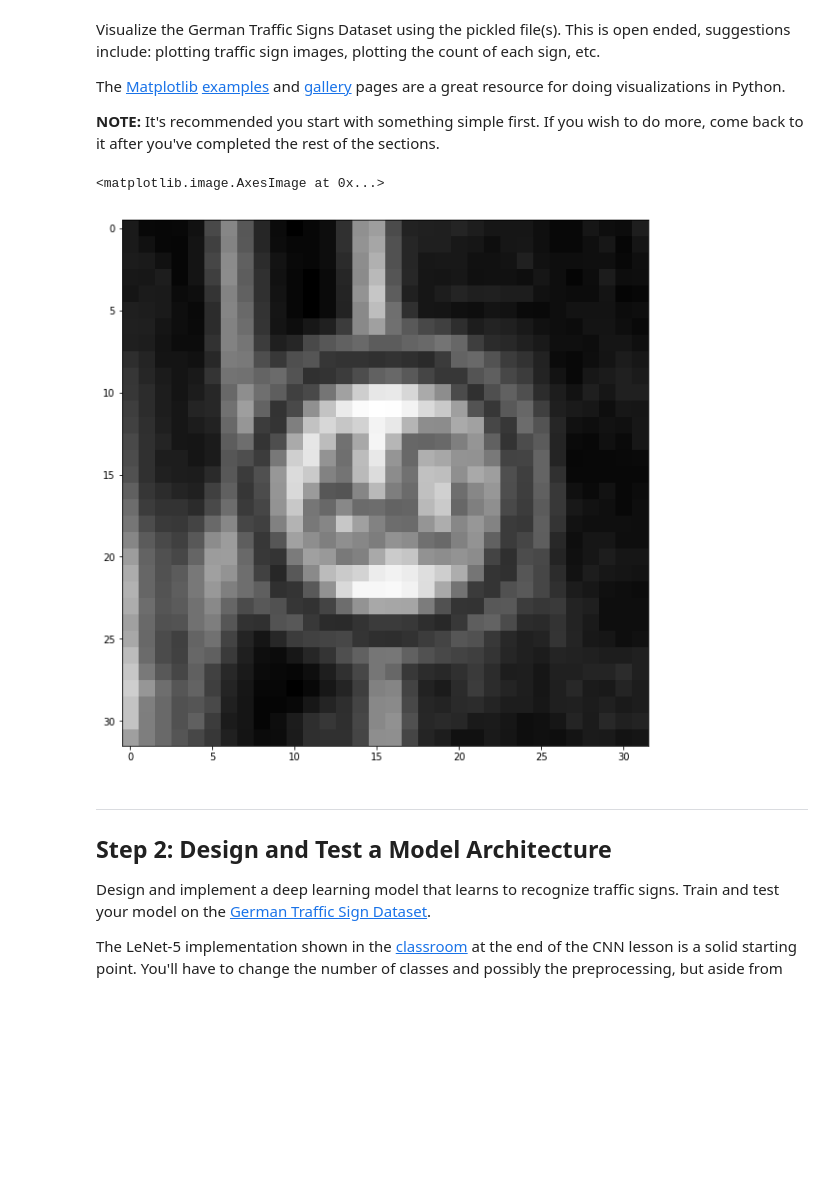
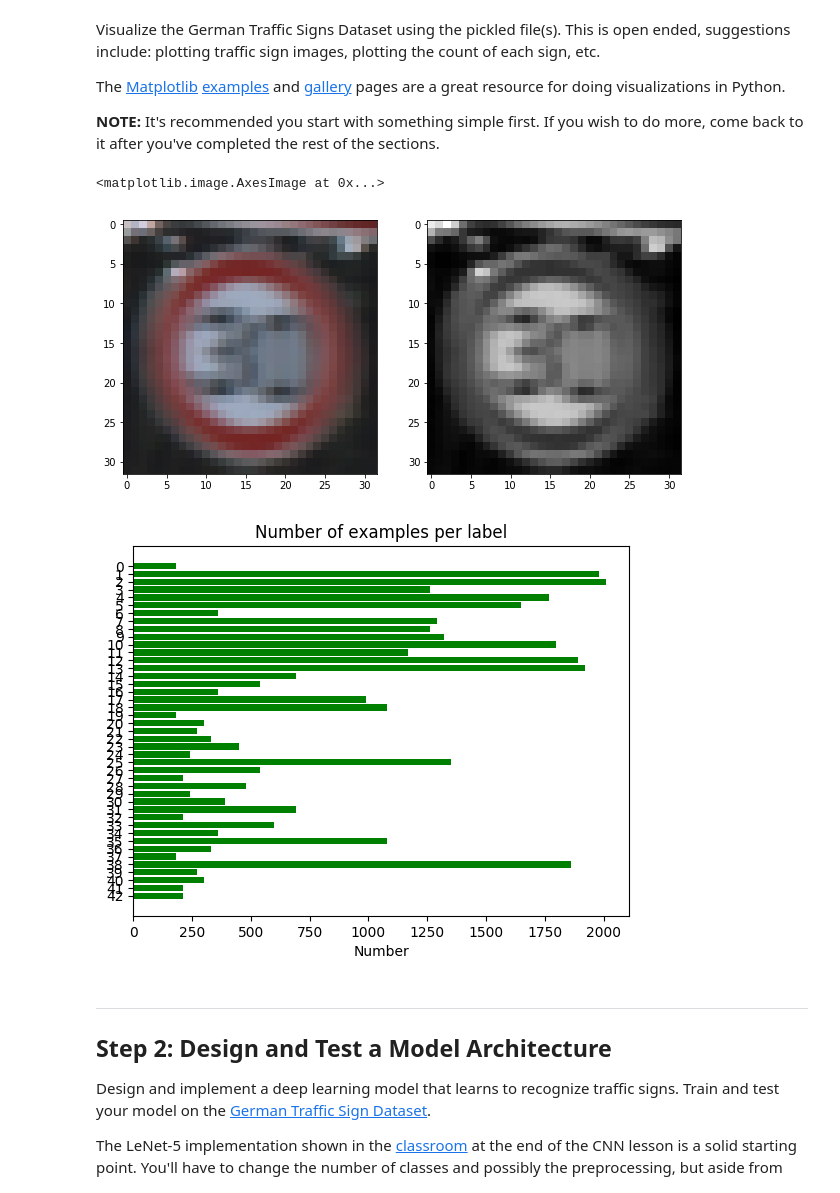
Before and after one commit to seongyooncho/CarND-Traffic-Sign-Classifier-Project, a Jupyter notebook: Traffic_Sign_Classifier.ipynb, the cells around one changed output. Drawn from its saved outputs; the diff is of its cells as text; code cells hidden in the pictures; blank space fills up the shorter version.

```diff
--- a/Traffic_Sign_Classifier.ipynb
+++ b/Traffic_Sign_Classifier.ipynb
@@ -91,23 +91,51 @@ The [Matplotlib](http://matplotlib.org/) [examples](http://matplotlib.org/exampl
 # %%
 ### Data exploration visualization code goes here.
 ### Feel free to use as many code cells as needed.
 import random
 import matplotlib.pyplot as plt
 import matplotlib
 # Visualizations will be shown in the notebook.
 %matplotlib inline
 index = random.randint(0, len(X_train))
 image = X_train[index].squeeze()
 
 def rgb2gray(rgb):
     return np.dot(rgb[...,:3], [0.299, 0.587, 0.114]) / 255
 gray_image = rgb2gray(image).reshape(32, 32, 1)
 
-plt.figure(figsize=(10,10))
+fig = plt.figure(figsize=(10,10))
+fig.add_subplot(1,2,1)
+plt.imshow(image)
+fig.add_subplot(1,2,2)
 plt.imshow(gray_image.squeeze(), cmap ="gray")
 # %% [output]
 <matplotlib.image.AxesImage at 0x...>
-[figure, old version]
+[figure, new version]
+# %%
+import matplotlib.pyplot as plt
+plt.rcdefaults()
+import numpy as np
+import matplotlib.pyplot as plt
+
+plt.rcdefaults()
+fig, ax = plt.subplots()
+
+# Example data
+labels = list(range(0, n_classes))
+y_pos = np.arange(len(labels))
+ex_per_label = np.bincount(y_train)
+
+ax.barh(y_pos, ex_per_label, align='center',
+        color='green')
+ax.set_yticks(y_pos)
+ax.set_yticklabels(labels)
+ax.invert_yaxis()  # labels read top-to-bottom
+ax.set_xlabel('Number')
+ax.set_title('Number of examples per label')
+
+plt.show()
+# %% [output]
+[figure, added]
 # %% [markdown]
 ----
 
```
Also changed, not shown: parts of 11 cells of this notebook, 7 other files.
